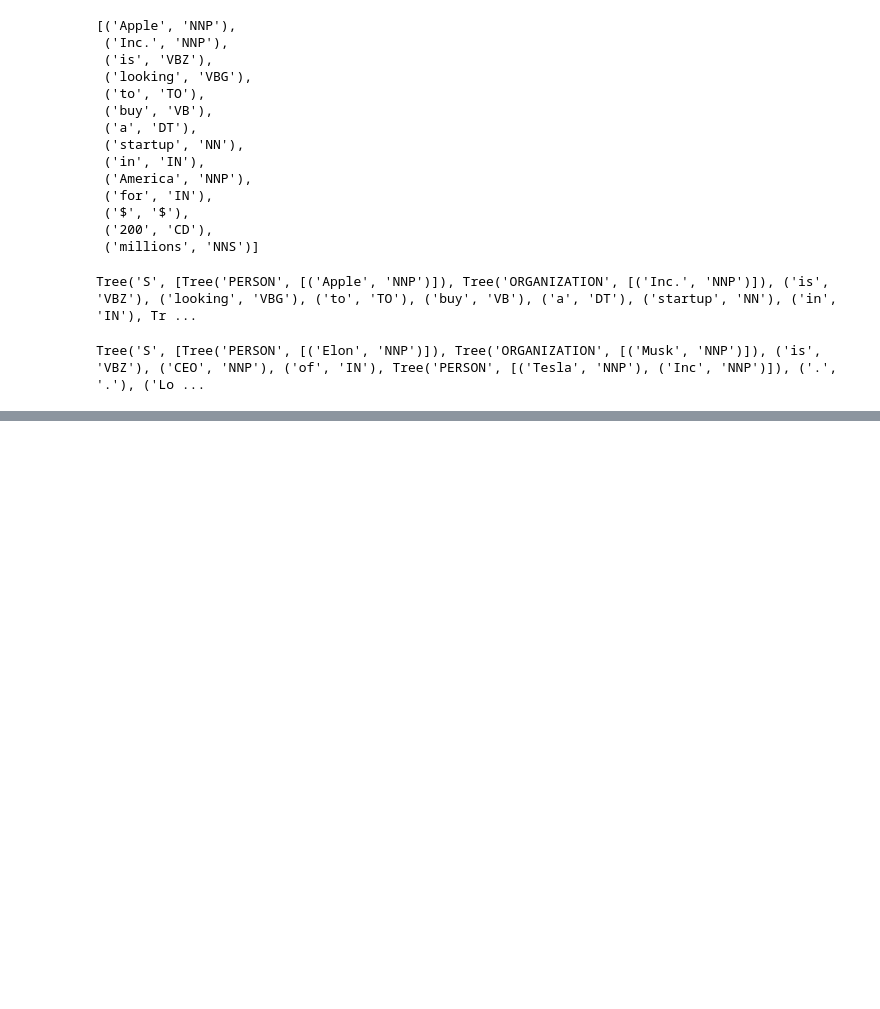
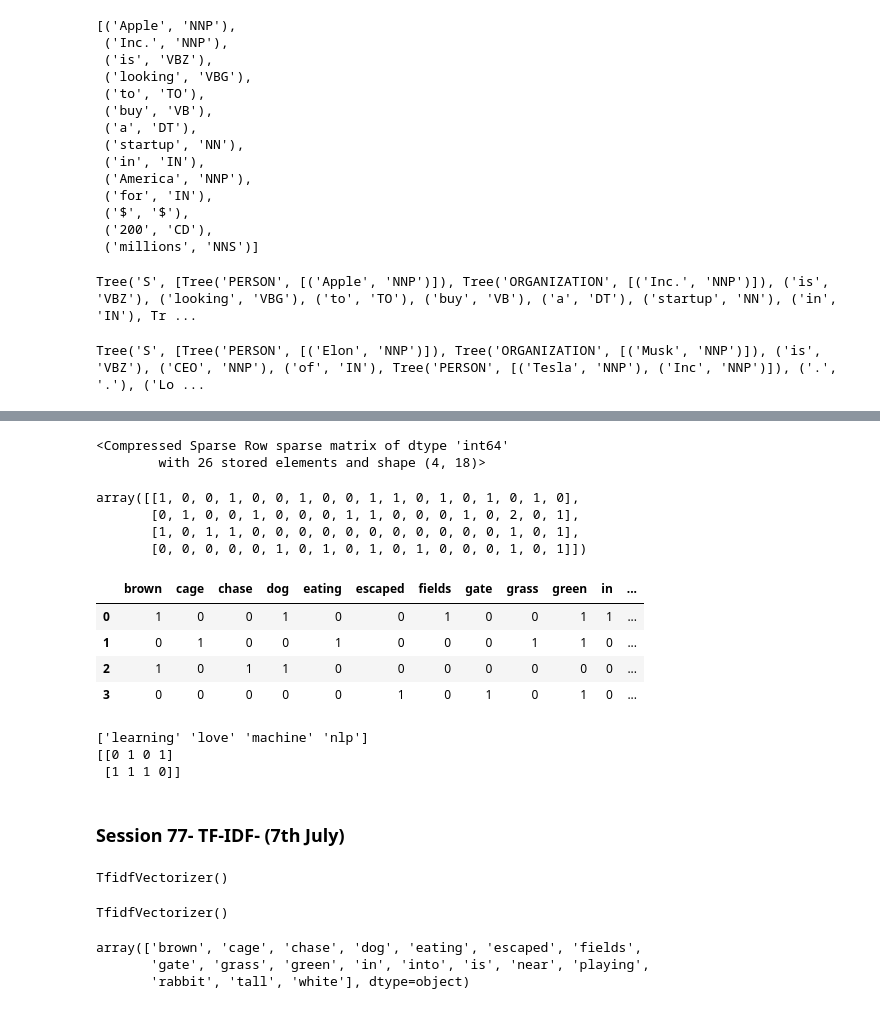
Before and after one commit to ankurs190/GenAI-Durgasoft-, a Jupyter notebook: NLP_Durgasoft.ipynb, the cells around one changed output, grey strips where cells are left out. Drawn from its saved outputs; the diff is of its cells as text; code cells hidden in the pictures; blank space fills up the shorter version.

```diff
--- a/NLP_Durgasoft.ipynb
+++ b/NLP_Durgasoft.ipynb
@@ -872,0 +903,6 @@ Tree('S', [Tree('PERSON', [('Elon', 'NNP')]), Tree('ORGANIZATION', [('Musk', 'NN
+# %%
+import pandas as pd
+from sklearn.feature_extraction.text import CountVectorizer
+
+cvec = CountVectorizer()
+cvec
@@ -872,0 +911,6 @@ Tree('S', [Tree('PERSON', [('Elon', 'NNP')]), Tree('ORGANIZATION', [('Musk', 'NN
+# %%
+sent = [ "Tall brown Dog is playing in Green Fields",
+         "White Rabbit eating green Grass near rabbit cage",
+          "Brown Dog chase white rabbit",
+          "White Rabbit escaped into Green Gate."]
+cvec.fit(sent)
@@ -872,0 +946,58 @@ Tree('S', [Tree('PERSON', [('Elon', 'NNP')]), Tree('ORGANIZATION', [('Musk', 'NN
+# %%
+cvec.transform(sent)
+# %% [output]
+<Compressed Sparse Row sparse matrix of dtype 'int64'
+        with 26 stored elements and shape (4, 18)>
+# %%
+ary=cvec.transform(sent).toarray()
+ary
+# %% [output]
+array([[1, 0, 0, 1, 0, 0, 1, 0, 0, 1, 1, 0, 1, 0, 1, 0, 1, 0],
+       [0, 1, 0, 0, 1, 0, 0, 0, 1, 1, 0, 0, 0, 1, 0, 2, 0, 1],
+       [1, 0, 1, 1, 0, 0, 0, 0, 0, 0, 0, 0, 0, 0, 0, 1, 0, 1],
+       [0, 0, 0, 0, 0, 1, 0, 1, 0, 1, 0, 1, 0, 0, 0, 1, 0, 1]])
+# %%
+pd.DataFrame(ary , columns = ['brown', 'cage', 'chase', 'dog', 'eating', 'escaped', 'fields',
+       'gate', 'grass', 'green', 'in', 'into', 'is', 'near', 'playing',
+       'rabbit', 'tall', 'white'] )
+# %% [output]
+|  | brown | cage | chase | dog | eating | escaped | fields | gate | grass | green | in | ... |
+| 0 | 1 | 0 | 0 | 1 | 0 | 0 | 1 | 0 | 0 | 1 | 1 | ... |
+| 1 | 0 | 1 | 0 | 0 | 1 | 0 | 0 | 0 | 1 | 1 | 0 | ... |
+| 2 | 1 | 0 | 1 | 1 | 0 | 0 | 0 | 0 | 0 | 0 | 0 | ... |
+| 3 | 0 | 0 | 0 | 0 | 0 | 1 | 0 | 1 | 0 | 1 | 0 | ... |
+# %%
+from sklearn.feature_extraction.text import CountVectorizer
+docs = ["I love NLP", "I love machine learning"]
+vectorizer = CountVectorizer()
+X = vectorizer.fit_transform(docs)
+print(vectorizer.get_feature_names_out())
+print(X.toarray())
+# %% [output]
+['learning' 'love' 'machine' 'nlp']
+[[0 1 0 1]
+ [1 1 1 0]]
+# %% [markdown]
+### **Session 77- TF-IDF- (7th July)**
+# %%
+import pandas as pd
+import numpy as np
+from sklearn.feature_extraction.text import TfidfVectorizer
+tfvec = TfidfVectorizer()
+tfvec
+# %% [output]
+TfidfVectorizer()
+# %%
+sent = [ "Tall brown Dog is playing in Green Fields",
+         "White Rabbit eating green Grass near rabbit cage",
+          "Brown Dog chase white rabbit",
+          "White Rabbit escaped into Green Gate."]
+tfvec.fit(sent)
+# %% [output]
+TfidfVectorizer()
+# %%
+tfvec.get_feature_names_out()
+# %% [output]
+array(['brown', 'cage', 'chase', 'dog', 'eating', 'escaped', 'fields',
+       'gate', 'grass', 'green', 'in', 'into', 'is', 'near', 'playing',
+       'rabbit', 'tall', 'white'], dtype=object)
```
Also changed, not shown: parts of 10 cells of this notebook.
